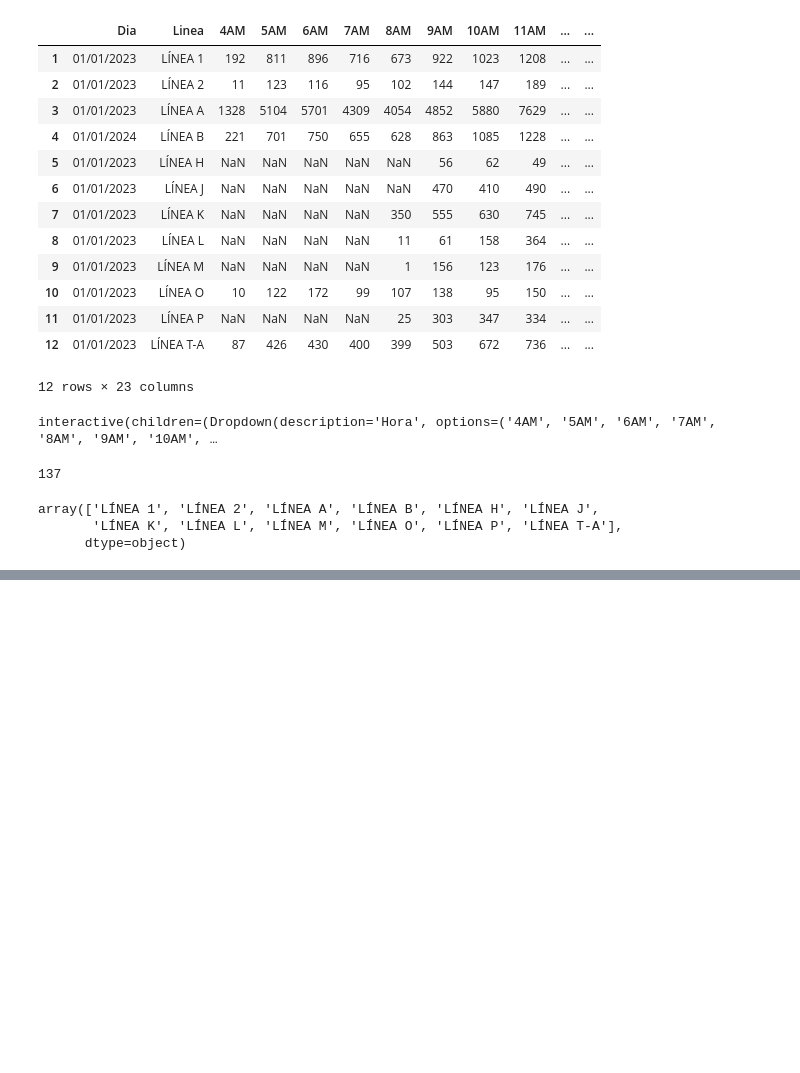
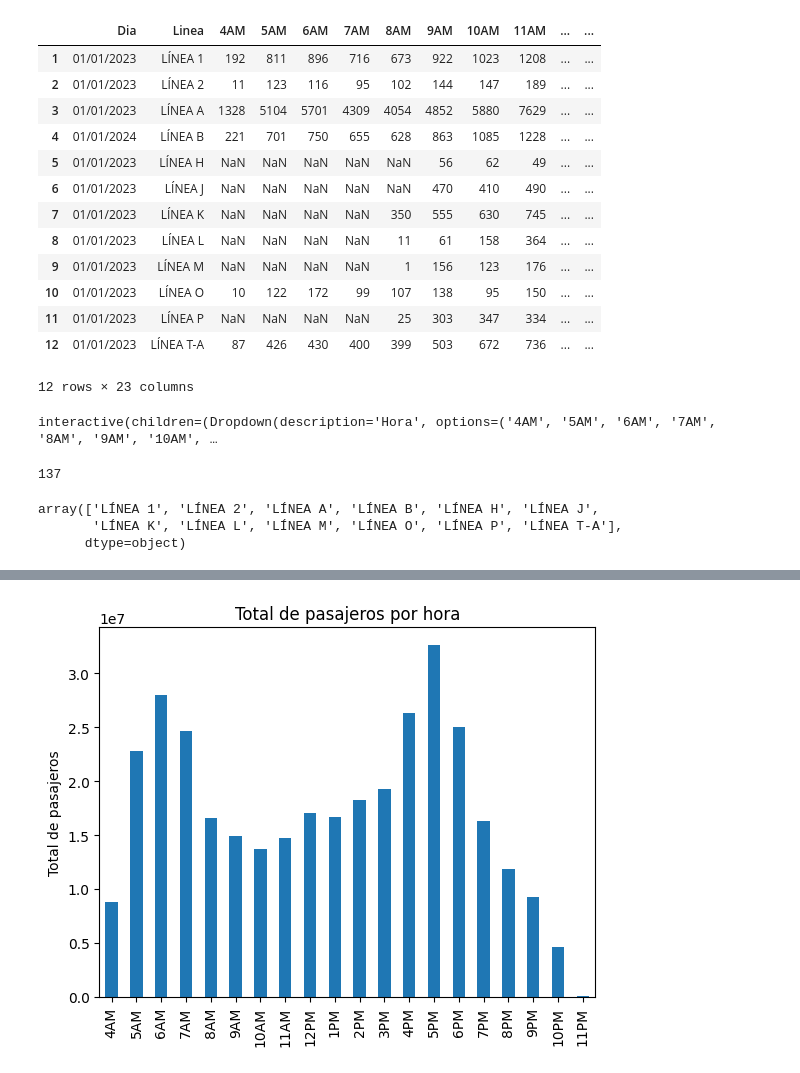
Before and after one commit to Rosvend/Passenger-flow-prediction-LSTM, a Jupyter notebook: LSTM_Metro_passenger_flow.ipynb, the cells around one changed output, grey strips where cells are left out. Cells and saved outputs as stored; diff of their text form; code cells hidden in the pictures; blank space fills up the shorter version.

```diff
--- a/LSTM_Metro_passenger_flow.ipynb
+++ b/LSTM_Metro_passenger_flow.ipynb
@@ -148,2 +155,9 @@ array(['LÍNEA 1', 'LÍNEA 2', 'LÍNEA A', 'LÍNEA B', 'LÍNEA H', 'LÍNEA J',
+# %%
+df2023.drop(columns=['Dia','Linea','Total_pasajeros']).sum().plot(kind='bar')
+plt.ylabel('Total de pasajeros')
+plt.title('Total de pasajeros por hora')
+plt.show() #agregar interact
+# %% [output]
+[figure, added]
 # %%
 df = pd.concat([df2019,df2020,df2021,df2022,df2024], axis=0) #Concatenamos los dataframes de 2020-2024 (me salte el 2023)
```
Also changed, not shown: parts of 3 cells of this notebook.
